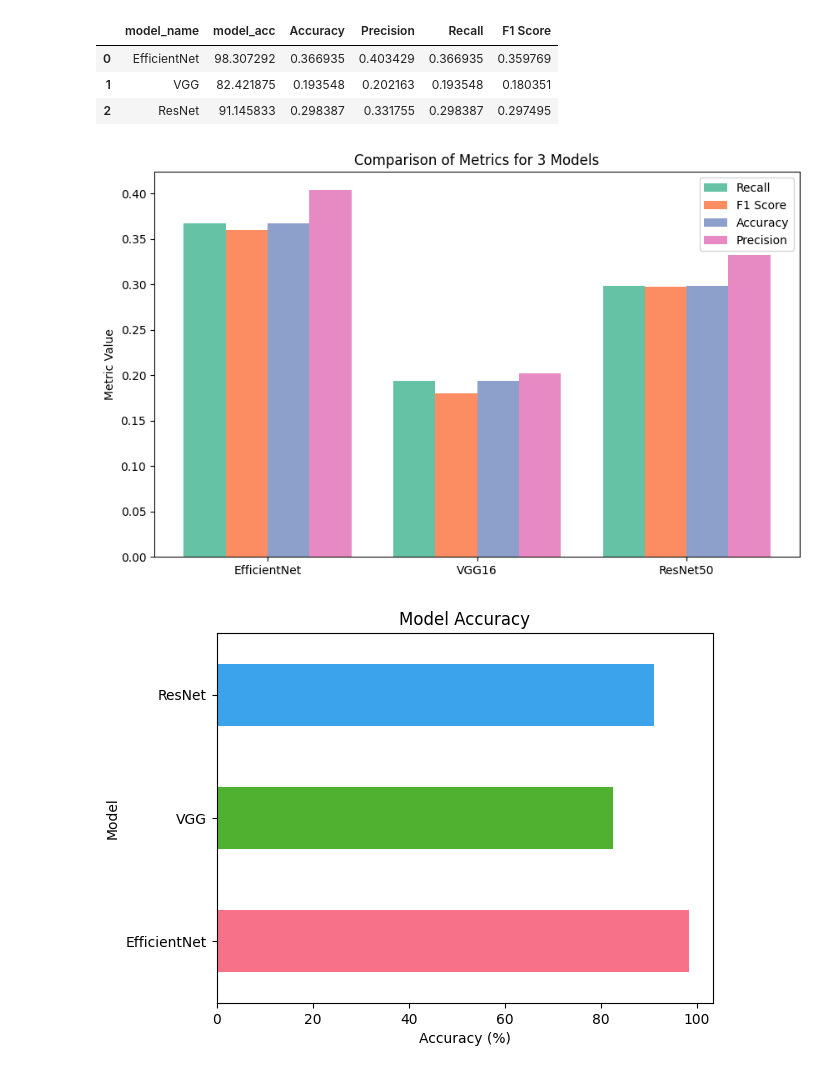
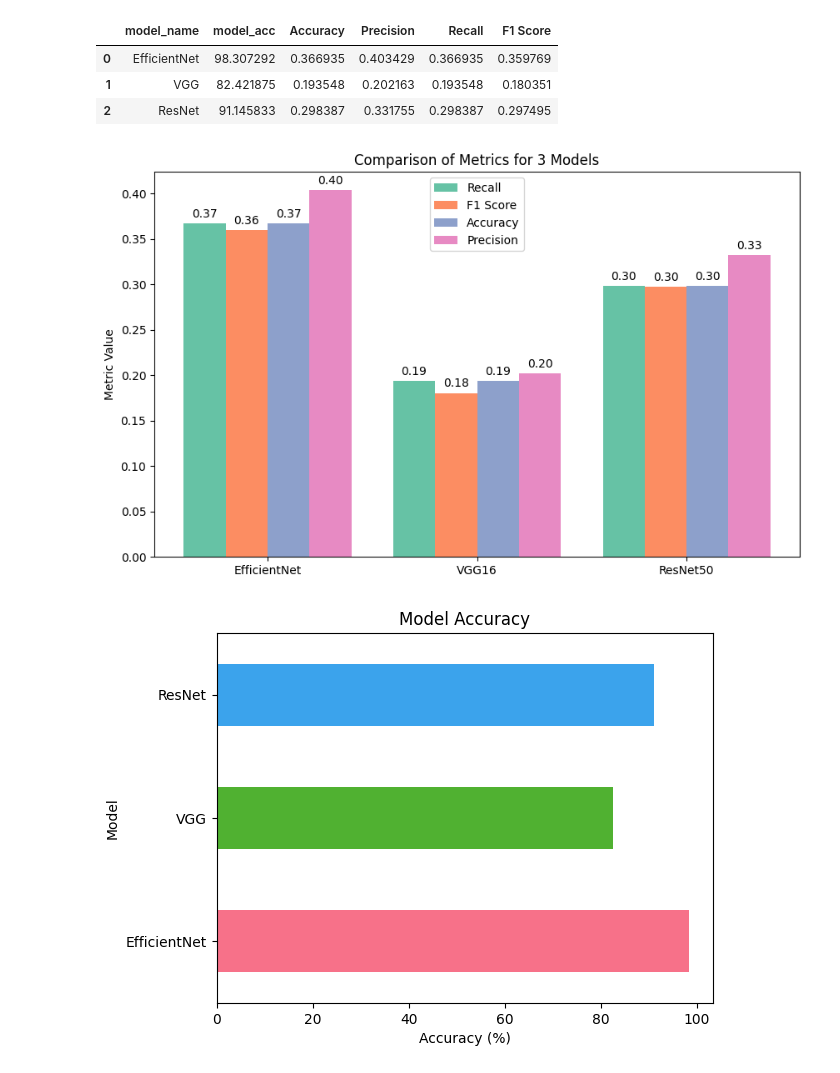
Before and after one commit to Manvi1718/Emotion_Analysis, a Jupyter notebook: MAINdone.ipynb, the cells around one changed output. Drawn from its saved outputs; the diff is of its cells as text; code cells hidden in the pictures.

```diff
--- a/MAINdone.ipynb
+++ b/MAINdone.ipynb
@@ -1141,38 +1141,45 @@ values = np.array([
     [micro_recall_1, micro_f1_1, accuracy_1, micro_precision_1],
     [micro_recall_2, micro_f1_2, accuracy_2, micro_precision_2],
     [micro_recall_3, micro_f1_3, accuracy_3, micro_precision_3]
 ])
 
 # Define bar width
 bar_width = 0.2
 index = np.arange(len(model_names))
 
 # Create a grouped bar chart
 fig, ax = plt.subplots(figsize=(10, 6))
 
-# Use Seaborn's "Set3" color palette for distinct colors
+# Use Seaborn's "viridis" color palette for distinct colors
 palette = sns.color_palette("Set2")
 
 for i, metric_name in enumerate(metric_names):
-    ax.bar(index + i * bar_width, values[:, i], bar_width, label=metric_name, color=palette[i])
+    bars = ax.bar(index + i * bar_width, values[:, i], bar_width, label=metric_name, color=palette[i])
+    for bar in bars:
+        height = bar.get_height()
+        ax.annotate(f'{height:.2f}',  # Format the value to 2 decimal places
+                    xy=(bar.get_x() + bar.get_width() / 2, height),  # Position to annotate
+                    xytext=(0, 3),  # Offset to adjust the text position
+                    textcoords="offset points",
+                    ha='center', va='bottom')
 
 # Set the x-axis labels
 ax.set_xticks(index + bar_width * (len(metric_names) - 1) / 2)
 ax.set_xticklabels(model_names)
 
 # Set the y-axis label
 ax.set_ylabel('Metric Value')
 
 # Set the chart title
 ax.set_title('Comparison of Metrics for 3 Models')
 
-# Add a legend
-ax.legend(loc='upper right')
+# Adjust the legend location
+ax.legend(loc='upper center', bbox_to_anchor=(0.5, 1))
 
 # Show the grouped bar chart
 plt.show()
 # %% [output]
-[figure, old version]
+[figure, new version]
 # %%
 import matplotlib.pyplot as plt
 import seaborn as sns
```
